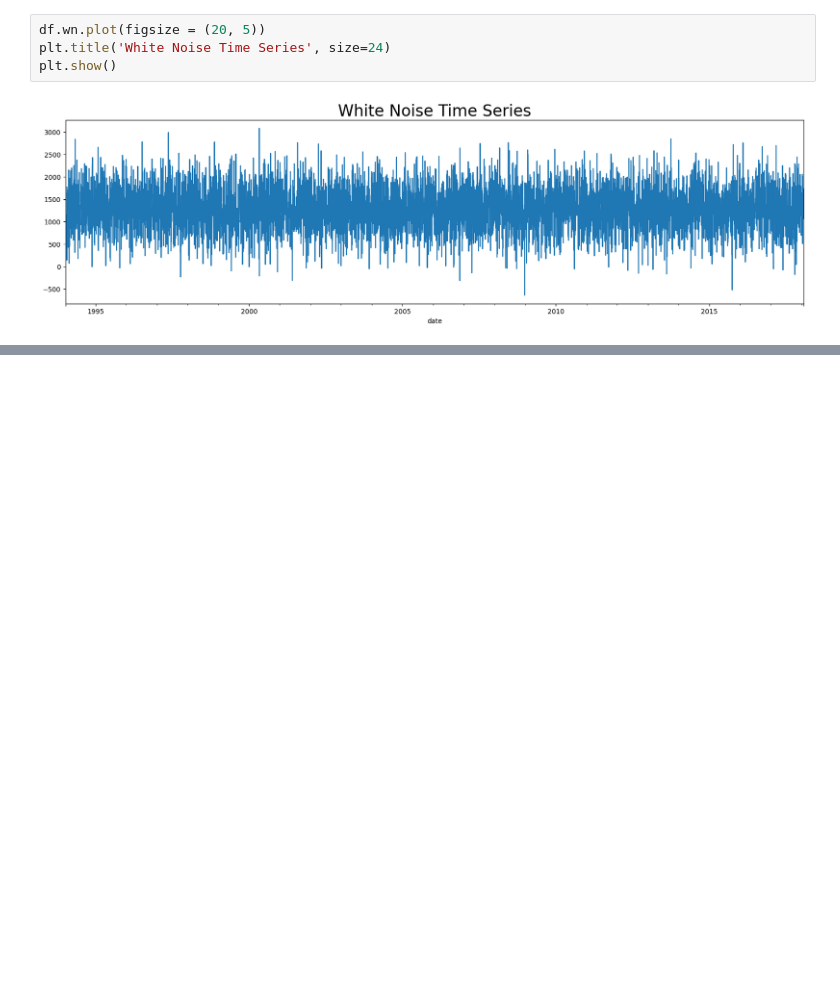
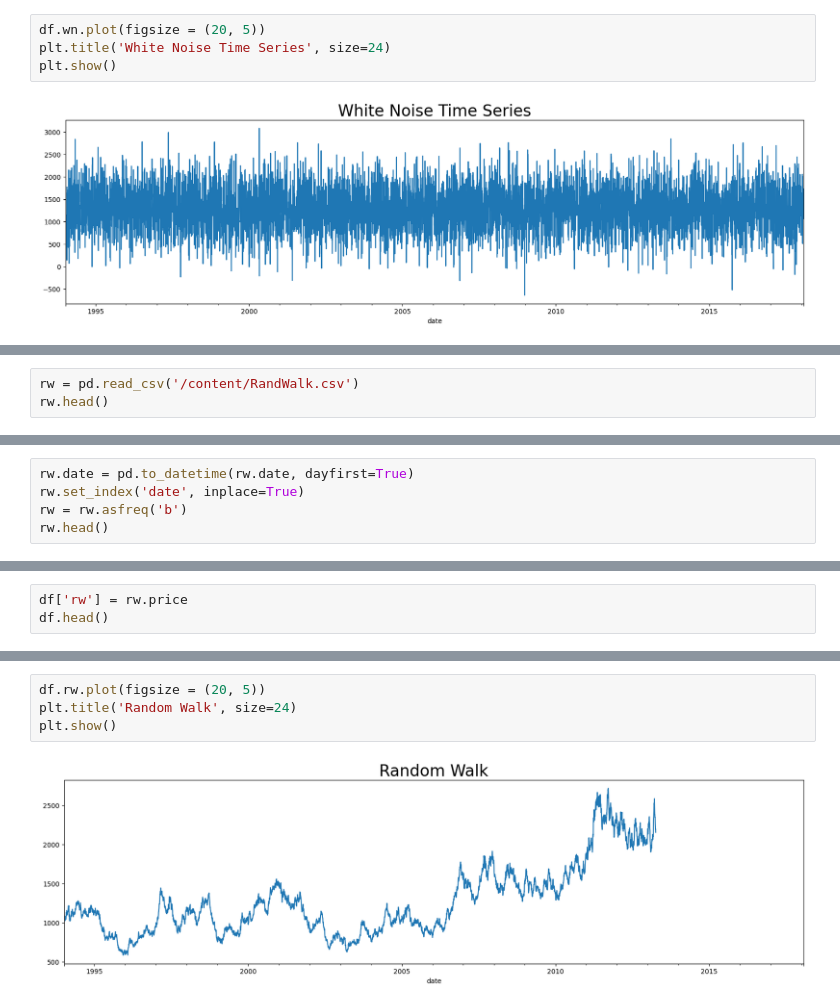
Before and after one commit to Mercymerine/Machine_learning2, a Jupyter notebook: time_series.ipynb, the cells around one changed output, grey strips where cells are left out. Saved outputs shown, nothing was run; the diff lists cells and outputs as text; blank space fills up the shorter version.

```diff
--- a/time_series.ipynb
+++ b/time_series.ipynb
@@ -286,0 +292,3 @@ plt.show()
+# %%
+rw = pd.read_csv('/content/RandWalk.csv')
+rw.head()
@@ -286,0 +302,5 @@ plt.show()
+# %%
+rw.date = pd.to_datetime(rw.date, dayfirst=True)
+rw.set_index('date', inplace=True)
+rw = rw.asfreq('b')
+rw.head()
@@ -286,0 +327,3 @@ plt.show()
+# %%
+df['rw'] = rw.price
+df.head()
@@ -286,0 +338,6 @@ plt.show()
+# %%
+df.rw.plot(figsize = (20, 5))
+plt.title('Random Walk', size=24)
+plt.show()
+# %% [output]
+[figure, added]
```
Also changed, not shown: parts of 15 cells of this notebook.
